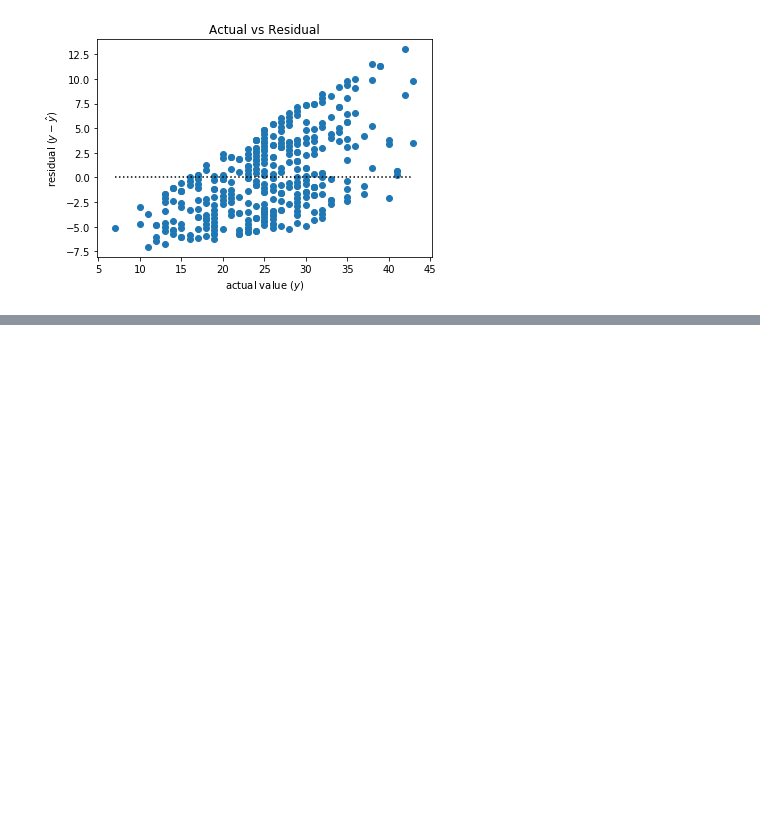
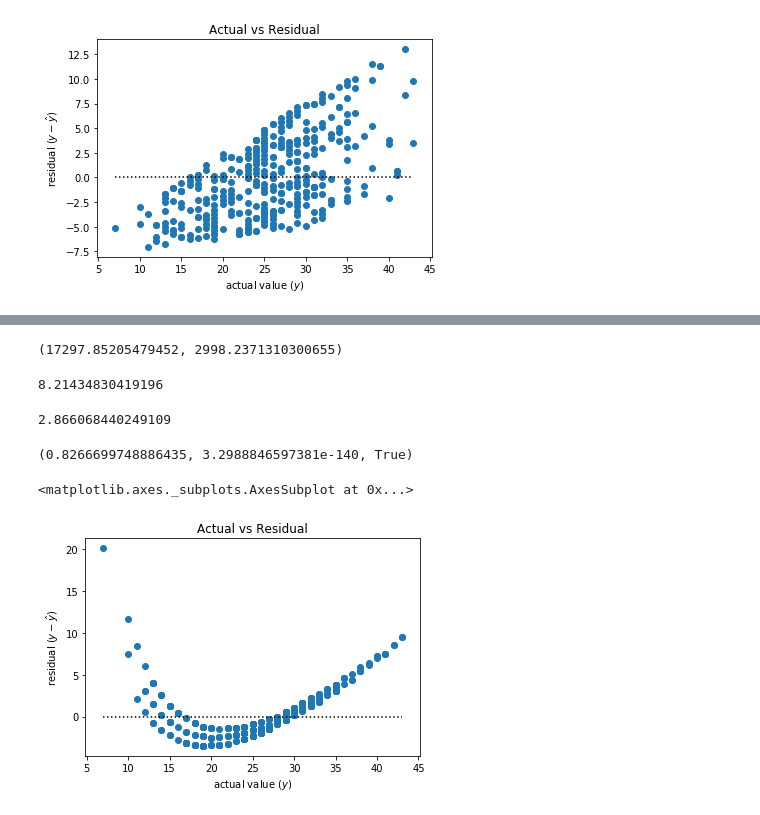
Before and after one commit to Yongliang-Shi/regression-exercises, a Jupyter notebook: evaluate.ipynb, the cells around one changed output, grey strips where cells are left out. Saved outputs shown, nothing was run; the diff lists cells and outputs as text; code cells hidden in the pictures; blank space fills up the shorter version.

```diff
--- a/evaluate.ipynb
+++ b/evaluate.ipynb
@@ -188,0 +213,11 @@ plot_residuals(evaluate.sales, evaluate.sales_pred)
+# %%
+def evaluate_slr(target, feature, df):
+    baseline = df[target].mean()
+    formula = target + ' ~ ' + feature
+    model = ols(formula, df).fit()
+    evaluate = df[[feature, target]]
+    evaluate['baseline'] = baseline
+    evaluate[(target + '_pred')] = model.predict()
+    evaluate['baseline_residual'] = evaluate[target] - evaluate.baseline
+    evaluate['model_residual'] = evaluate[target] - evaluate[(target + '_pred')]
+    return evaluate
@@ -188,0 +233,3 @@ plot_residuals(evaluate.sales, evaluate.sales_pred)
+# %%
+evaluate = evaluate_slr('sales', 'rainfall', df)
+evaluate.head()
@@ -188,0 +243,34 @@ plot_residuals(evaluate.sales, evaluate.sales_pred)
+# %%
+# Compute SSE
+
+baseline_sse = (evaluate.baseline_residual**2).sum()
+model_sse = (evaluate.model_residual**2).sum()
+
+baseline_sse, model_sse
+# %% [output]
+(17297.85205479452, 2998.2371310300655)
+# %%
+mse = mean_squared_error(evaluate.sales, evaluate.sales_pred)
+mse
+# %% [output]
+8.21434830419196
+# %%
+rmse = sqrt(mse)
+rmse
+# %% [output]
+2.866068440249109
+# %%
+model = ols('sales ~ rainfall', df).fit()
+
+r2 = model.rsquared
+
+f_pval = model.f_pvalue
+
+r2, f_pval, f_pval < 0.05
+# %% [output]
+(0.8266699748886435, 3.2988846597381e-140, True)
+# %%
+plot_residuals(evaluate.sales, evaluate.sales_pred)
+# %% [output]
+<matplotlib.axes._subplots.AxesSubplot at 0x...>
+[figure, added]
```
Also changed, not shown: parts of 11 cells of this notebook.
